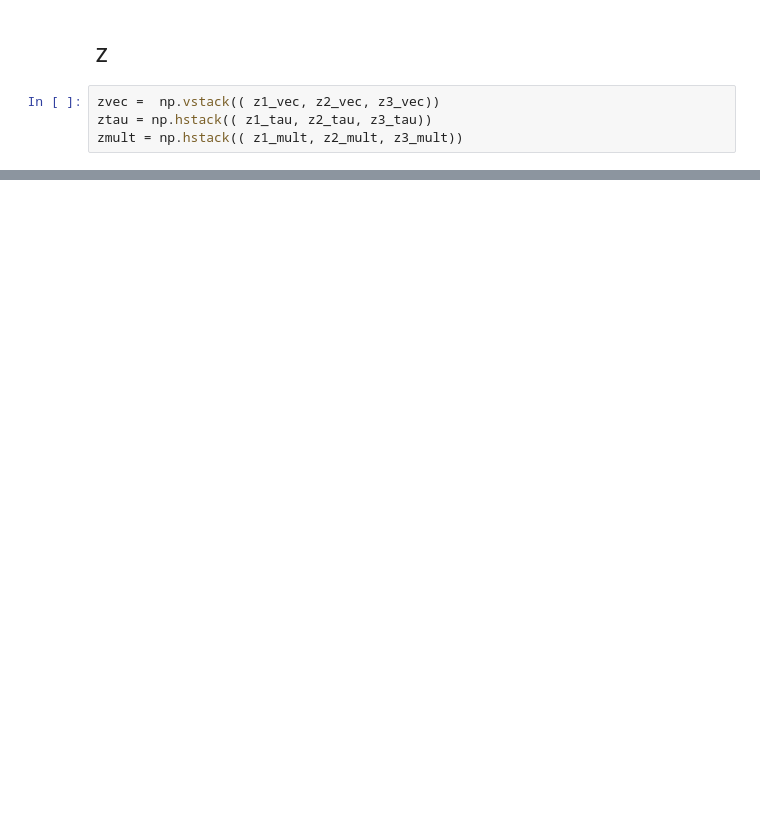
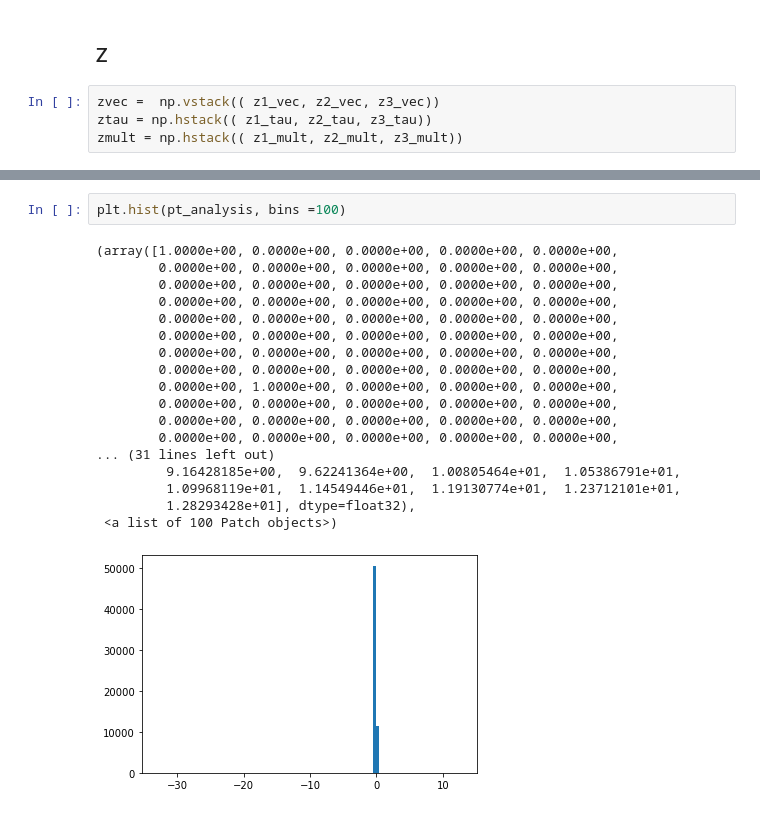
Before and after one commit to brmannix/ML-project, a Jupyter notebook: RNN Analysis.ipynb, the cells around one changed output, grey strips where cells are left out. Drawn from its saved outputs; the diff is of its cells as text; blank space fills up the shorter version.

```diff
--- a/RNN Analysis.ipynb
+++ b/RNN Analysis.ipynb
@@ -385,0 +353,21 @@ plt.show()
+# %%
+plt.hist(pt_analysis, bins =100)
+# %% [output]
+(array([1.0000e+00, 0.0000e+00, 0.0000e+00, 0.0000e+00, 0.0000e+00,
+        0.0000e+00, 0.0000e+00, 0.0000e+00, 0.0000e+00, 0.0000e+00,
+        0.0000e+00, 0.0000e+00, 0.0000e+00, 0.0000e+00, 0.0000e+00,
+        0.0000e+00, 0.0000e+00, 0.0000e+00, 0.0000e+00, 0.0000e+00,
+        0.0000e+00, 0.0000e+00, 0.0000e+00, 0.0000e+00, 0.0000e+00,
+        0.0000e+00, 0.0000e+00, 0.0000e+00, 0.0000e+00, 0.0000e+00,
+        0.0000e+00, 0.0000e+00, 0.0000e+00, 0.0000e+00, 0.0000e+00,
+        0.0000e+00, 0.0000e+00, 0.0000e+00, 0.0000e+00, 0.0000e+00,
+        0.0000e+00, 1.0000e+00, 0.0000e+00, 0.0000e+00, 0.0000e+00,
+        0.0000e+00, 0.0000e+00, 0.0000e+00, 0.0000e+00, 0.0000e+00,
+        0.0000e+00, 0.0000e+00, 0.0000e+00, 0.0000e+00, 0.0000e+00,
+        0.0000e+00, 0.0000e+00, 0.0000e+00, 0.0000e+00, 0.0000e+00,
+... (31 lines left out)
+         9.16428185e+00,  9.62241364e+00,  1.00805464e+01,  1.05386791e+01,
+         1.09968119e+01,  1.14549446e+01,  1.19130774e+01,  1.23712101e+01,
+         1.28293428e+01], dtype=float32),
+ <a list of 100 Patch objects>)
+[figure, added]
```
Also changed, not shown: parts of 17 cells of this notebook.
